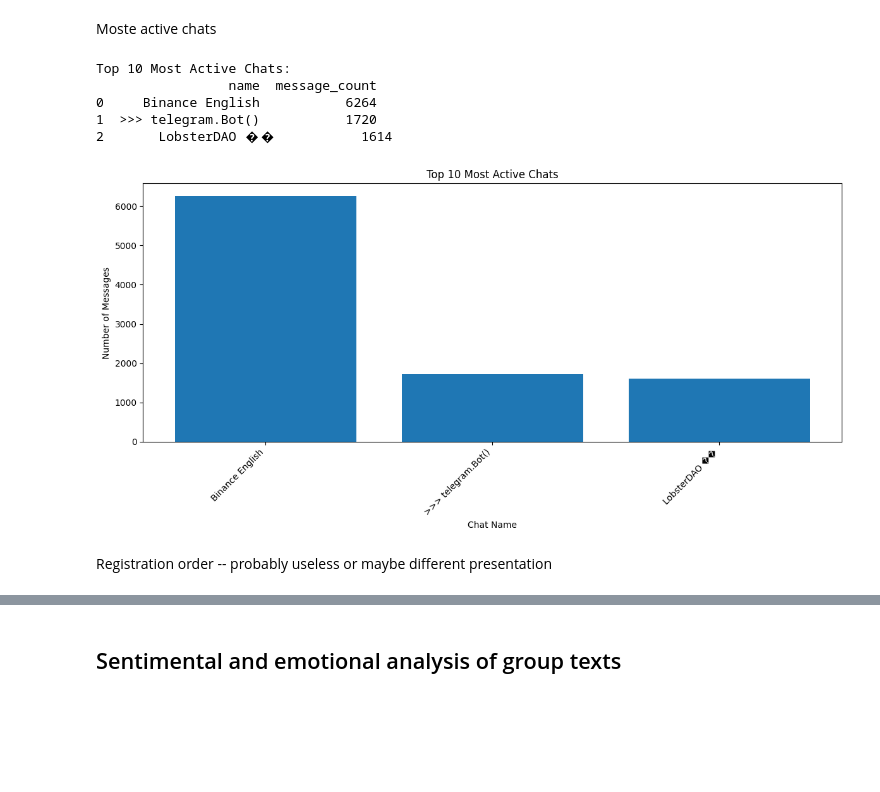
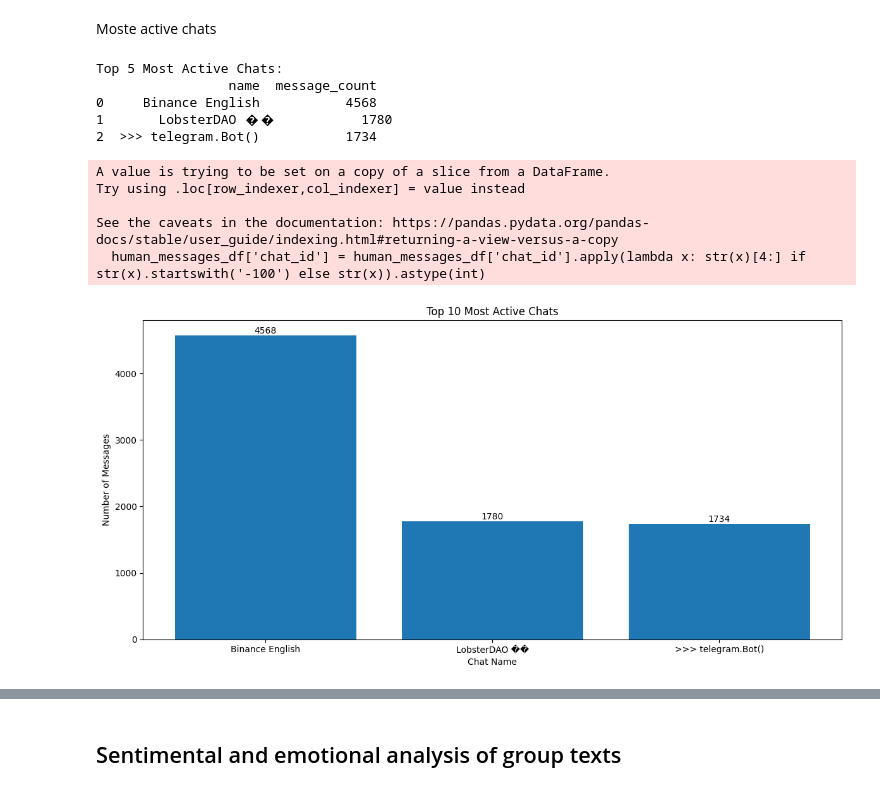
Before and after one commit to ada1312/telegram-scraping-etl, a Jupyter notebook: analysis/chat_analysis.ipynb, the cells around one changed output, grey strips where cells are left out. Cells and saved outputs as stored; diff of their text form; code cells hidden in the pictures; blank space fills up the shorter version.

```diff
--- a/analysis/chat_analysis.ipynb
+++ b/analysis/chat_analysis.ipynb
@@ -344,15 +389,16 @@ max         7499392850.0     1394.000000      281.000000
 # %% [markdown]
 Actvivity heatmap
 # %%
-chat_history_df['hour'] = chat_history_df['date'].dt.hour
-chat_history_df['day_of_week'] = chat_history_df['date'].dt.dayofweek
+human_messages_df['hour'] = human_messages_df['date'].dt.hour
+human_messages_df['day_of_week'] = human_messages_df['date'].dt.dayofweek
 
-activity_heatmap = chat_history_df.groupby(['day_of_week', 'hour']).size().unstack()
+activity_heatmap = human_messages_df.groupby(['day_of_week', 'hour']).size().unstack()
 
 plt.figure(figsize=(12, 8))
 sns.heatmap(activity_heatmap, cmap='YlOrRd')
 plt.title('Chat Activity Heatmap')
-plt.xlabel('Hour of Day')
+plt.xlabel('Hour of Day - UCT')
 plt.ylabel('Day of Week')
+plt.yticks(ticks=range(7), labels=['Monday', 'Tuesday', 'Wednesday', 'Thursday', 'Friday', 'Saturday', 'Sunday'])
 plt.show()
 # %% [output]
@@ -371,39 +427,45 @@ plt.show()
 # %% [markdown]
 Moste active chats
 # %%
-
-# Remove the '-100' prefix from chat_id in chat_history_df
-chat_history_df['chat_id'] = chat_history_df['chat_id'].apply(lambda x: str(x)[4:] if str(x).startswith('-100') else str(x)).astype(int)
+# Remove the '-100' prefix from chat_id in human_messages_df
+human_messages_df['chat_id'] = human_messages_df['chat_id'].apply(lambda x: str(x)[4:] if str(x).startswith('-100') else str(x)).astype(int)
 
 # Count the messages for each chat
-chat_counts = chat_history_df['chat_id'].value_counts().reset_index()
+chat_counts = human_messages_df['chat_id'].value_counts().reset_index()
 chat_counts.columns = ['id', 'message_count']
 
 # Merge chat_counts with chat_info_df to get the chat names
 chat_counts_with_names = pd.merge(chat_counts, chat_info_df[['id', 'name']], on='id', how='left')
 
-# Sort by message count and get top 10
-top_chats = chat_counts_with_names.sort_values('message_count', ascending=False).head(10)
+# Sort by message count and get top 5
+top_chats = chat_counts_with_names.sort_values('message_count', ascending=False).head(5)
 
 # Print the results
-print("\nTop 10 Most Active Chats:")
+print("\nTop 5 Most Active Chats:")
 print(top_chats[['name', 'message_count']])
 
 # Create a bar plot
 plt.figure(figsize=(12, 6))
 plt.bar(top_chats['name'], top_chats['message_count'])
 plt.title('Top 10 Most Active Chats')
 plt.xlabel('Chat Name')
 plt.ylabel('Number of Messages')
-plt.xticks(rotation=45, ha='right')
+
+# Add numbers on top of each bar
+for i, count in enumerate(top_chats['message_count']):
+    plt.text(i, count, str(count), ha='center', va='bottom')
+
 plt.tight_layout()
 plt.show()
 # %% [output]
-Top 10 Most Active Chats:
+Top 5 Most Active Chats:
                  name  message_count
-0     Binance English           6264
-1  >>> telegram.Bot()           1720
-2       LobsterDAO ��           1614
+0     Binance English           4568
+1       LobsterDAO ��           1780
+2  >>> telegram.Bot()           1734
+A value is trying to be set on a copy of a slice from a DataFrame.
+Try using .loc[row_indexer,col_indexer] = value instead
+
+See the caveats in the documentation: https://pandas.pydata.org/pandas-docs/stable/user_guide/indexing.html#returning-a-view-versus-a-copy
+  human_messages_df['chat_id'] = human_messages_df['chat_id'].apply(lambda x: str(x)[4:] if str(x).startswith('-100') else str(x)).astype(int)
-[figure, old version]
+[figure, new version]
-# %% [markdown]
-Registration order -- probably useless or maybe different presentation
```
Also changed, not shown: parts of 18 cells of this notebook.
